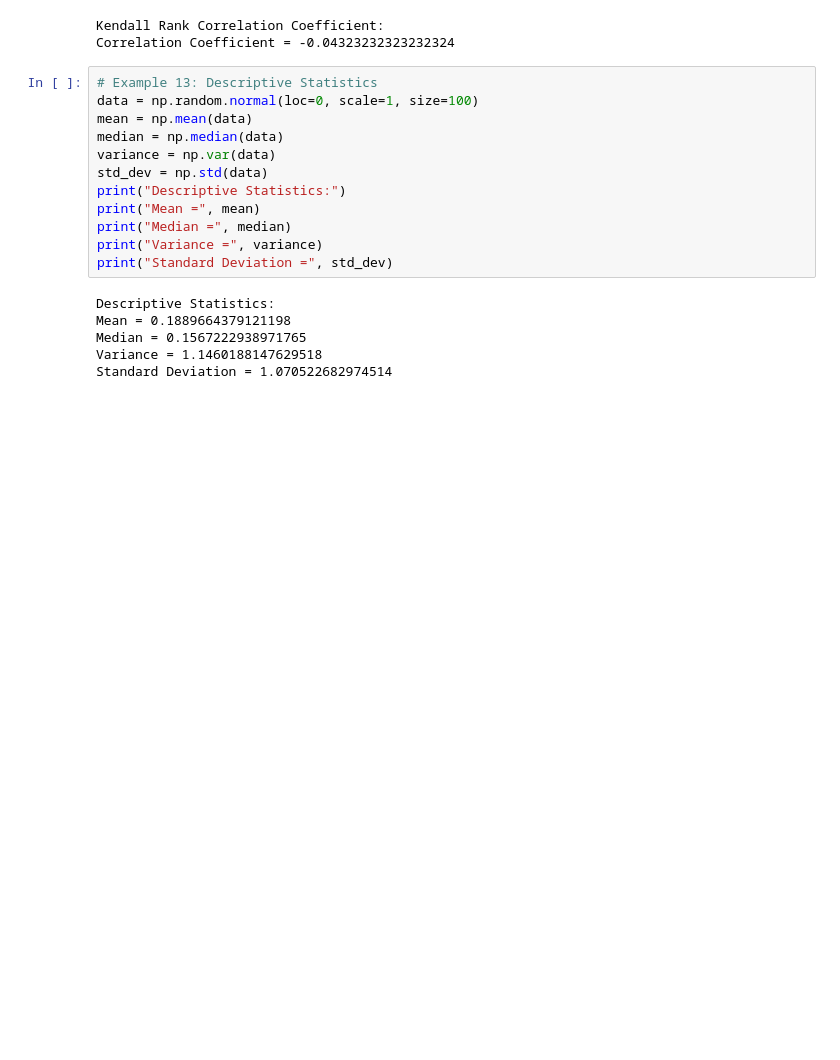
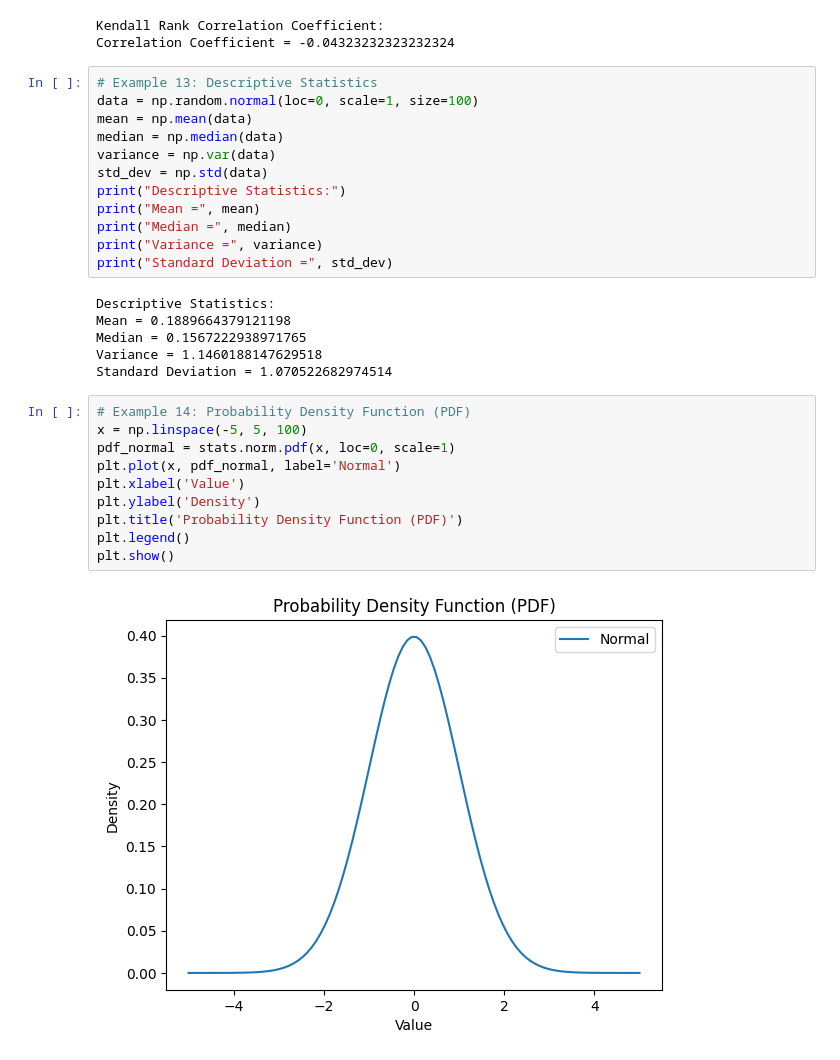
Before and after one commit to rvigneshwaran/datascience-implementations, a Jupyter notebook: 01-data-science-fundamentals/05-scipy-demonstration/07-statistics-example.ipynb, the cells around one changed output. Drawn from its saved outputs; the diff is of its cells as text; blank space fills up the shorter version.

Commit message:
Statistics Examples - Explained

```diff
--- a/01-data-science-fundamentals/05-scipy-demonstration/07-statistics-example.ipynb
+++ b/01-data-science-fundamentals/05-scipy-demonstration/07-statistics-example.ipynb
@@ -155,3 +155,15 @@ Mean = 0.1889664379121198
 Median = 0.1567222938971765
 Variance = 1.1460188147629518
 Standard Deviation = 1.070522682974514
+# %%
+# Example 14: Probability Density Function (PDF)
+x = np.linspace(-5, 5, 100)
+pdf_normal = stats.norm.pdf(x, loc=0, scale=1)
+plt.plot(x, pdf_normal, label='Normal')
+plt.xlabel('Value')
+plt.ylabel('Density')
+plt.title('Probability Density Function (PDF)')
+plt.legend()
+plt.show()
+# %% [output]
+[figure, added]
```
Also changed, not shown: parts of 6 cells of this notebook.
